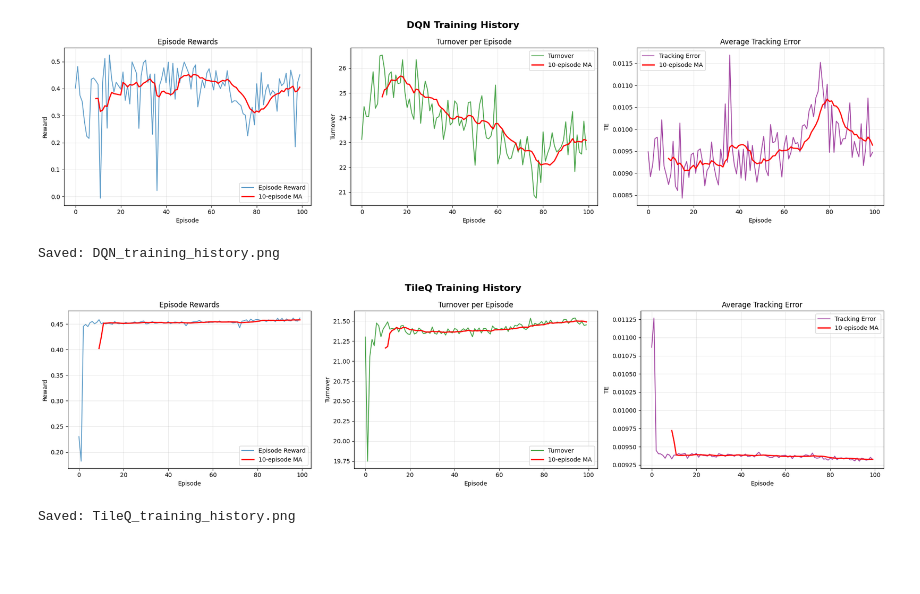
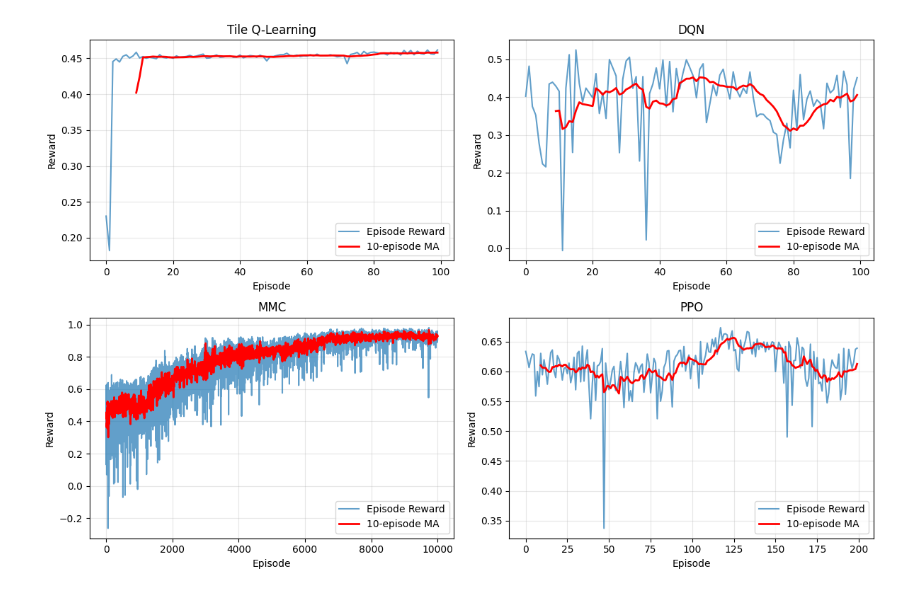
Before and after one commit to harryziyuhe/rl_rebalance, a Jupyter notebook: notebooks/02_visualize.ipynb, the cells around one changed output. Saved outputs shown, nothing was run; the diff lists cells and outputs as text; code cells hidden in the pictures; blank space fills up the shorter version.

```diff
--- a/notebooks/02_visualize.ipynb
+++ b/notebooks/02_visualize.ipynb
@@ -8,11 +69,10 @@ from src.visualize_training import *
 # %%
 tile_q_path = "../model/tileq_training_history.pkl"
-dqn_path = "../model/training_history.pkl"
+dqn_path = "../model/dqn_training_history.pkl"
+mmc_path = "../model/mmc_training_history.pkl"
+ppo_path = "../model/ppo_training_history.pkl"
 # %%
-plot_training_history(dqn_path, "DQN")
-plot_training_history(tile_q_path, "TileQ")
+plot_multiple_histories([tile_q_path, dqn_path, mmc_path, ppo_path],
+                        model_names=["Tile Q-Learning", "DQN", "MMC", "PPO"])
 # %% [output]
-[figure, old version]
+[figure, new version]
-Saved: DQN_training_history.png
-[figure, removed]
-Saved: TileQ_training_history.png
```
Also changed, not shown: parts of 2 cells of this notebook, 34 other files.
